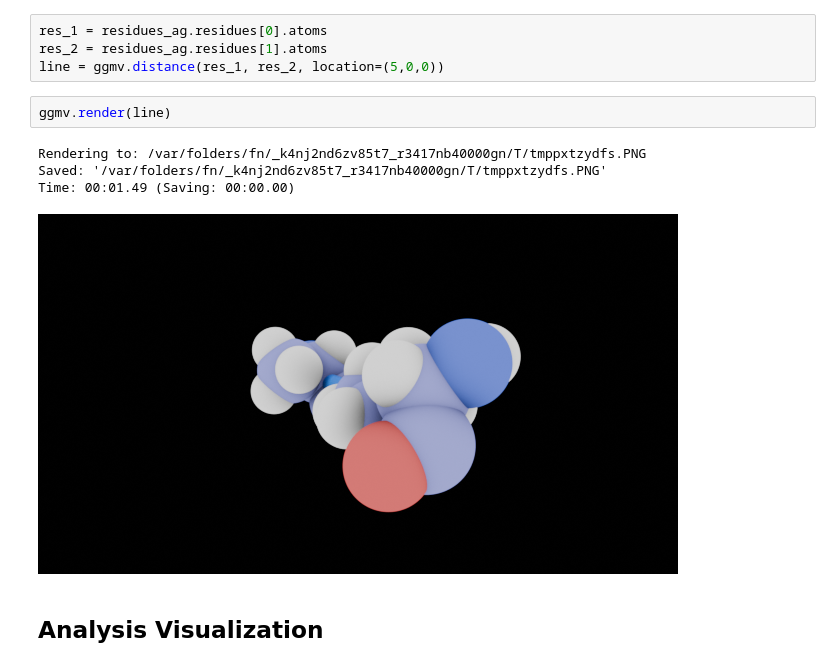
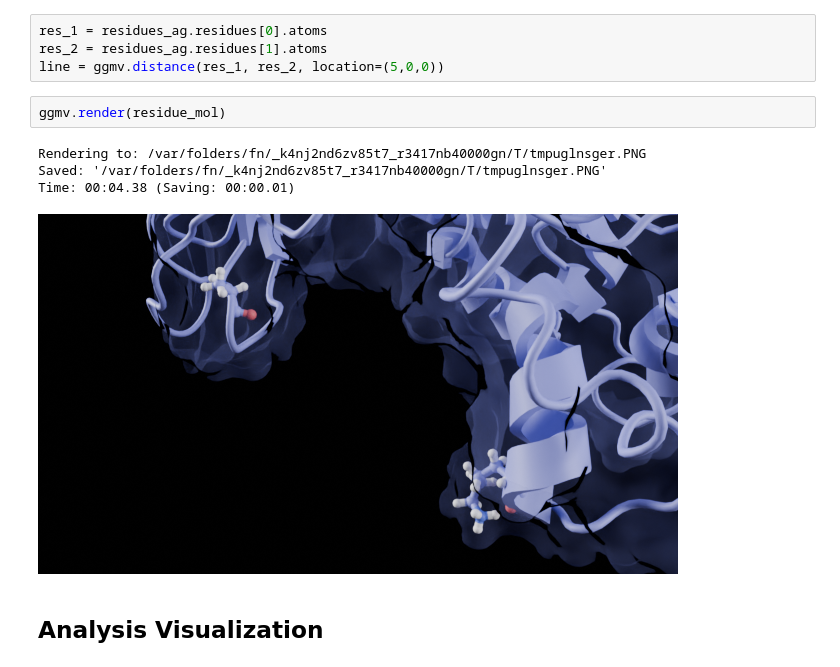
Before and after one commit to yuxuanzhuang/ggmolvis, a Jupyter notebook: examples/ggmolvis_basic.ipynb, the cells around one changed output. Saved outputs shown, nothing was run; the diff lists cells and outputs as text.

```diff
--- a/examples/ggmolvis_basic.ipynb
+++ b/examples/ggmolvis_basic.ipynb
@@ -144,12 +134,12 @@ res_1 = residues_ag.residues[0].atoms
 res_2 = residues_ag.residues[1].atoms
 line = ggmv.distance(res_1, res_2, location=(5,0,0))
 # %%
-ggmv.render(line)
+ggmv.render(residue_mol)
 # %% [output]
-Rendering to: /var/folders/fn/_k4nj2nd6zv85t7_r3417nb40000gn/T/tmppxtzydfs.PNG
-Saved: '/var/folders/fn/_k4nj2nd6zv85t7_r3417nb40000gn/T/tmppxtzydfs.PNG'
-Time: 00:01.49 (Saving: 00:00.00)
+Rendering to: /var/folders/fn/_k4nj2nd6zv85t7_r3417nb40000gn/T/tmpuglnsger.PNG
+Saved: '/var/folders/fn/_k4nj2nd6zv85t7_r3417nb40000gn/T/tmpuglnsger.PNG'
+Time: 00:04.38 (Saving: 00:00.01)
-[figure, old version]
+[figure, new version]
 # %% [markdown]
 ## Analysis Visualization
 # %%
```
Also changed, not shown: parts of 7 cells of this notebook, 4 other files.
